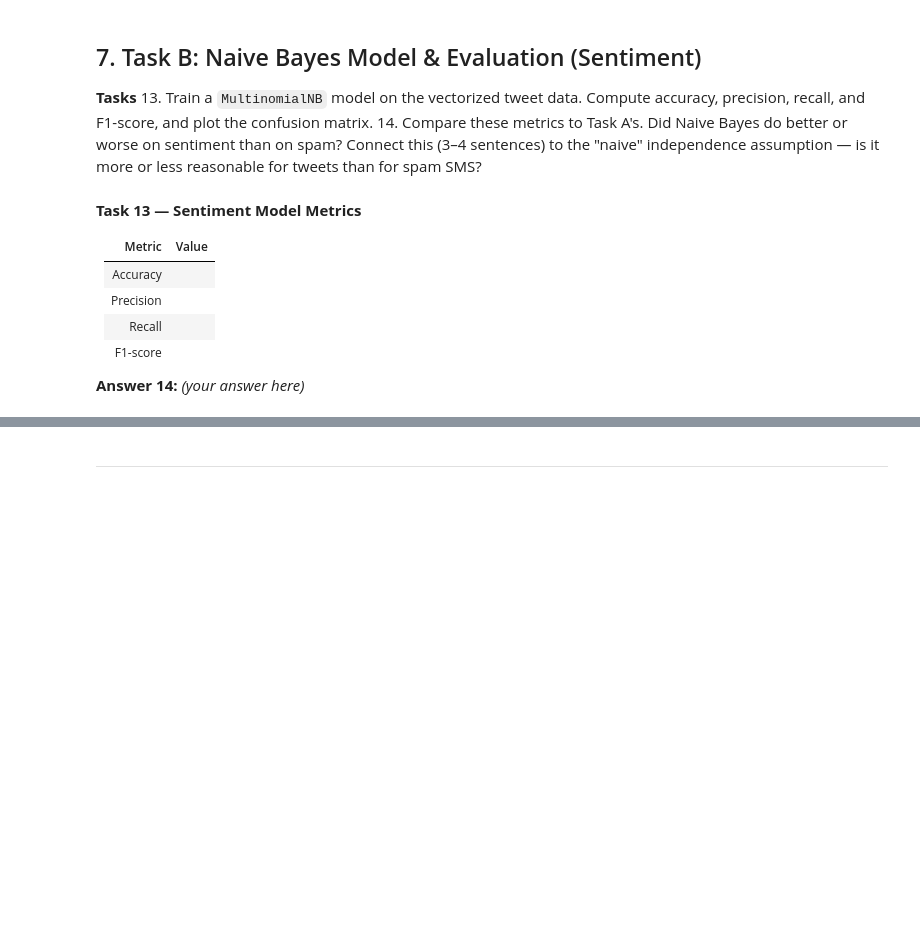
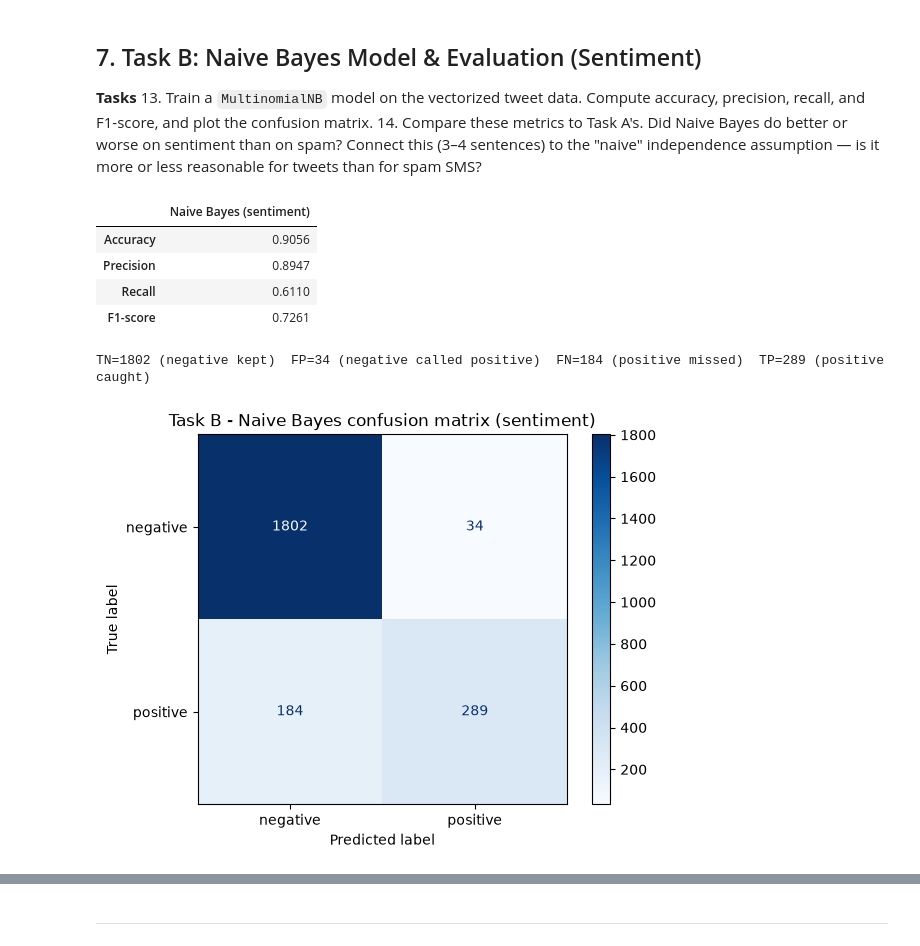
Before and after one commit to smaharx/ml-forge, a Jupyter notebook: Week7/lab7_023-24-0282.ipynb, the cells around one changed output, grey strips where cells are left out. Drawn from its saved outputs; the diff is of its cells as text; code cells hidden in the pictures; blank space fills up the shorter version.

```diff
--- a/Week7/lab7_023-24-0282.ipynb
+++ b/Week7/lab7_023-24-0282.ipynb
@@ -161,0 +383,27 @@ _(your answer here)_
+# %%
+# Task 11 - clean and vectorize the sentiment data (our own approach)
+def clean_tweet(text):
+    text = text.lower()
+    text = re.sub(r'http\S+|www\.\S+', ' ', text)   # remove links
+    text = re.sub(r'@\w+', ' ', text)                 # remove @mentions (airline handles / usernames)
+    text = text.replace('&amp;', ' and ')             # HTML entity left in the raw text
+    text = text.replace('#', ' ')                     # keep hashtag WORD, drop the '#'
+    text = re.sub(r'[^a-z\s]', ' ', text)             # drop punctuation, digits, emojis
+    return re.sub(r'\s+', ' ', text).strip()
+# NOTE: stop words are deliberately NOT removed, so negations such as "not" / "no" / "never" survive.
+
+tweets['clean'] = tweets['text'].apply(clean_tweet)
+tweets['y'] = (tweets['airline_sentiment'] == 'positive').astype(int)   # positive = 1, negative = 0
+display(tweets[['text', 'clean']].head(5))
+
+Xb_train, Xb_test, yb_train, yb_test = train_test_split(
+    tweets['clean'], tweets['y'], test_size=0.2, random_state=RANDOM_STATE, stratify=tweets['y'])
+
+vec_b = CountVectorizer()
+Xb_train_vec = vec_b.fit_transform(Xb_train)   # fit on training tweets only
+Xb_test_vec = vec_b.transform(Xb_test)
+
+print("Train / test tweets:", len(Xb_train), "/", len(Xb_test))
+print("Positive share  train: %.2f%%  test: %.2f%%" % (yb_train.mean() * 100, yb_test.mean() * 100))
+print("Vocabulary size (number of features):", len(vec_b.get_feature_names_out()))
+print("Train matrix shape:", Xb_train_vec.shape, "| Test matrix shape:", Xb_test_vec.shape)
@@ -172,12 +434,24 @@ _(your answer here)_
-# %% [markdown]
-**Task 13 — Sentiment Model Metrics**
-
-| Metric | Value |
-|---|---|
-| Accuracy | |
-| Precision | |
-| Recall | |
-| F1-score | |
-
-**Answer 14:**
-_(your answer here)_
+# %%
+# Task 13 - train MultinomialNB, compute metrics, plot confusion matrix
+nb_b = MultinomialNB()
+nb_b.fit(Xb_train_vec, yb_train)
+pred_b = nb_b.predict(Xb_test_vec)
+
+metrics_nb_b = get_metrics(yb_test, pred_b)
+display(pd.DataFrame(metrics_nb_b, index=['Naive Bayes (sentiment)']).T.round(4))
+
+cm_b = confusion_matrix(yb_test, pred_b)
+tn, fp, fn, tp = cm_b.ravel()
+print(f"TN={tn} (negative kept)  FP={fp} (negative called positive)  FN={fn} (positive missed)  TP={tp} (positive caught)")
+
+ConfusionMatrixDisplay(cm_b, display_labels=['negative', 'positive']).plot(cmap='Blues')
+plt.title('Task B - Naive Bayes confusion matrix (sentiment)')
+plt.show()
+# %% [output]
+|  | Naive Bayes (sentiment) |
+| Accuracy | 0.9056 |
+| Precision | 0.8947 |
+| Recall | 0.6110 |
+| F1-score | 0.7261 |
+TN=1802 (negative kept)  FP=34 (negative called positive)  FN=184 (positive missed)  TP=289 (positive caught)
+[figure, added]
```
Also changed, not shown: parts of 48 cells of this notebook, 2 other files.
